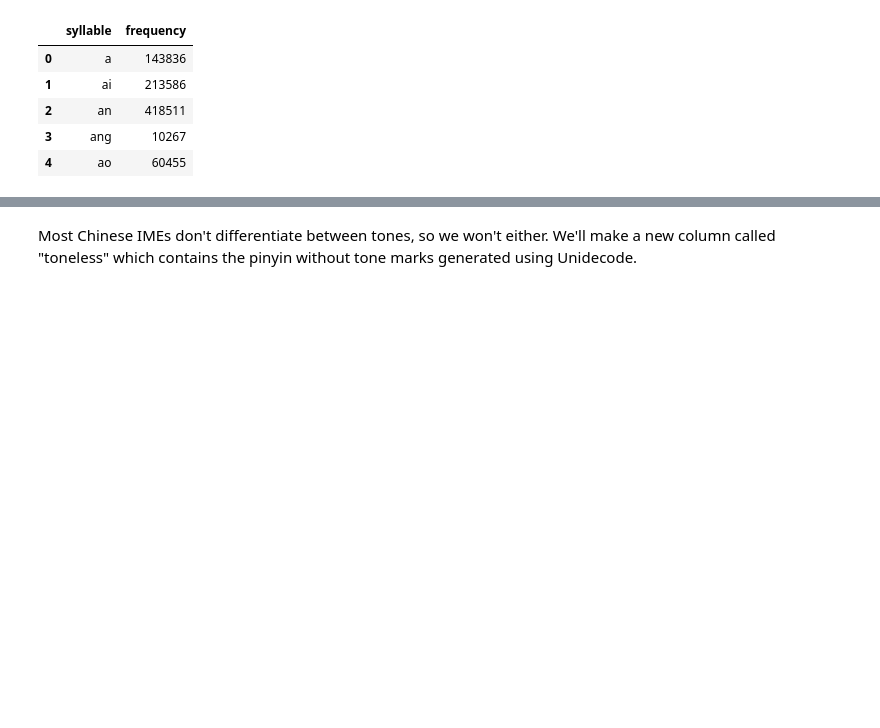
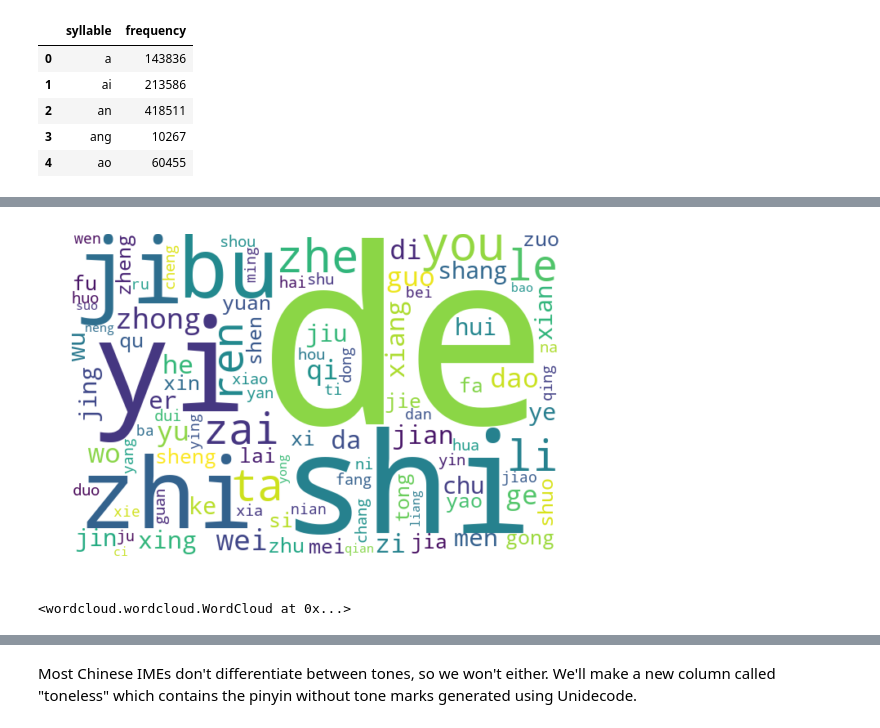
Before and after one commit to rtang18/xiaoshuru, a Jupyter notebook: notebooks/Discovery and Discussion.ipynb, the cells around one changed output, grey strips where cells are left out. Cells and saved outputs as stored; diff of their text form; code cells hidden in the pictures; blank space fills up the shorter version.

```diff
--- a/notebooks/Discovery and Discussion.ipynb
+++ b/notebooks/Discovery and Discussion.ipynb
@@ -65,0 +80,19 @@ syll_dict = simple_dict(syllables)
+# %%
+# Wordcloud code
+syllcloud = wc.WordCloud(
+    max_font_size=300,
+    max_words=100,
+    background_color="white",
+    width=600,
+    height=400).generate_from_frequencies(syll_dict)
+plt.figure(figsize=(12*.75, 8*.75))
+plt.imshow(syllcloud, interpolation="bilinear")
+plt.axis("off")
+plt.show()
+# %% [output]
+[figure, added]
+# %%
+# Save the wordcloud image:
+syllcloud.to_file("syllcloud.png")
+# %% [output]
+<wordcloud.wordcloud.WordCloud at 0x...>
```
Also changed, not shown: parts of 13 cells of this notebook, 6 other files.
